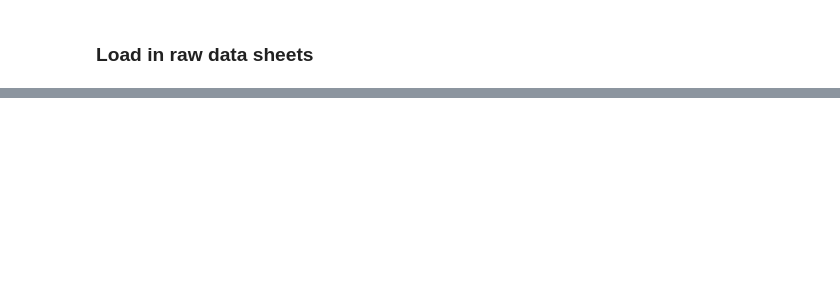
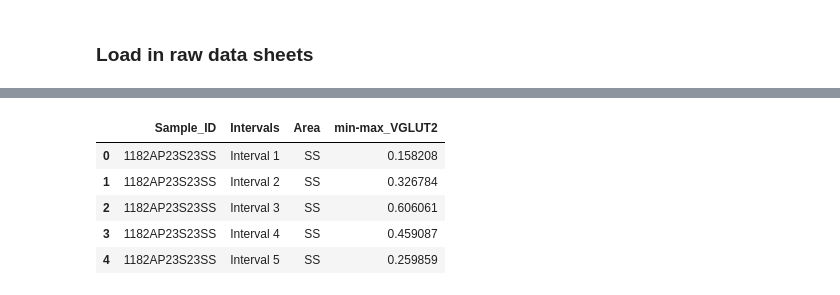
Before and after one commit to Fenlon-Suarez-Lab/histology-analyses, a Jupyter notebook: Suarez-VGLUT2-2023/VGLUT2-analysis-notebook.ipynb, the cells around one changed output, grey strips where cells are left out. Cells and saved outputs as stored; diff of their text form; code cells hidden in the pictures; blank space fills up the shorter version.

```diff
--- a/Suarez-VGLUT2-2023/VGLUT2-analysis-notebook.ipynb
+++ b/Suarez-VGLUT2-2023/VGLUT2-analysis-notebook.ipynb
@@ -127,0 +143,17 @@ def get_intervals(data, markers):
+# %%
+# Normalises the layers to the range 0-1.
+# Based on one bilateral representative sample from each stage (L and R values averaged).
+normed_markers = []
+for i in subset_layer_markers.groupby("UNIQUE_ID"):
+    df = i[1]
+    layer_values = df['Y'].tolist()
+    norm_layer_values = normalise_values(layer_values)
+    norm_layer_values = [round(v,3) for v in norm_layer_values]
+    normed_markers.append(norm_layer_values)
+
+# Finds the mean position of markers for that stage
+mean_normed_markers = [round((g+h)/2,3) for g,h in zip(normed_markers[0],normed_markers[1])]
+mean_normed_markers
+
+print(f'The individual layer markers for stage {stage} are: {normed_markers}\n')
+print(f'The mean layer markers for stage {stage} are: {mean_normed_markers}')
@@ -170,0 +264,10 @@ normed_markers
+# %%
+result_middle_20 = new_interpolated_df.groupby(['Sample_ID','Intervals','Area'])['min-max_VGLUT2'].apply(mean_of_middle_20_percent).reset_index()
+result_middle_20.head()
+# %% [output]
+|  | Sample_ID | Intervals | Area | min-max_VGLUT2 |
+| 0 | 1182AP23S23SS | Interval 1 | SS | 0.158208 |
+| 1 | 1182AP23S23SS | Interval 2 | SS | 0.326784 |
+| 2 | 1182AP23S23SS | Interval 3 | SS | 0.606061 |
+| 3 | 1182AP23S23SS | Interval 4 | SS | 0.459087 |
+| 4 | 1182AP23S23SS | Interval 5 | SS | 0.259859 |
```
Also changed, not shown: parts of 11 cells of this notebook.
